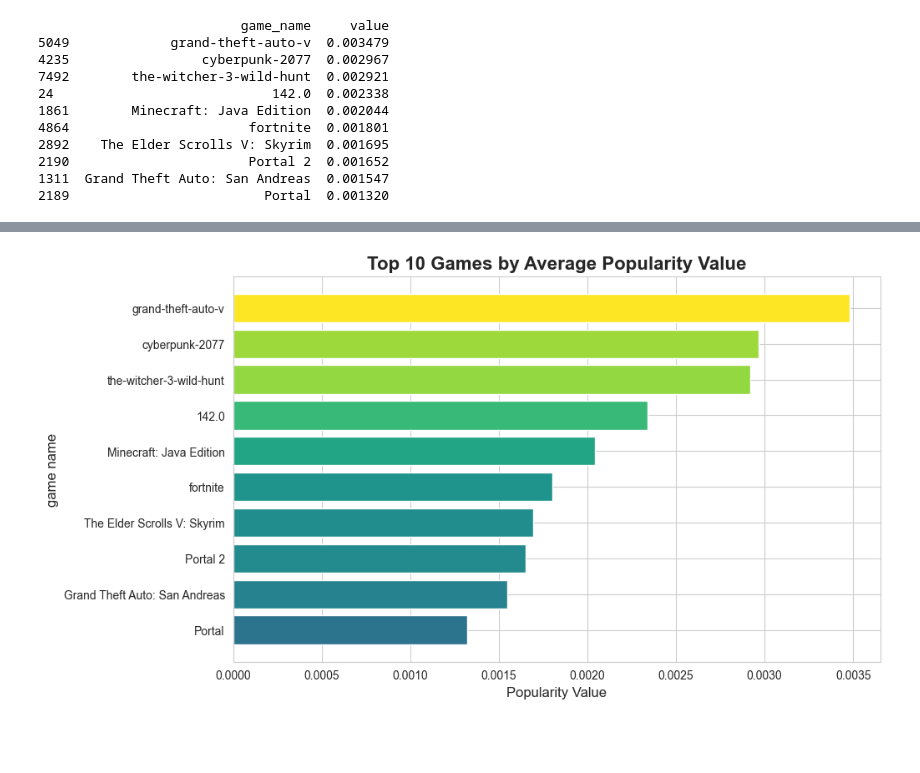
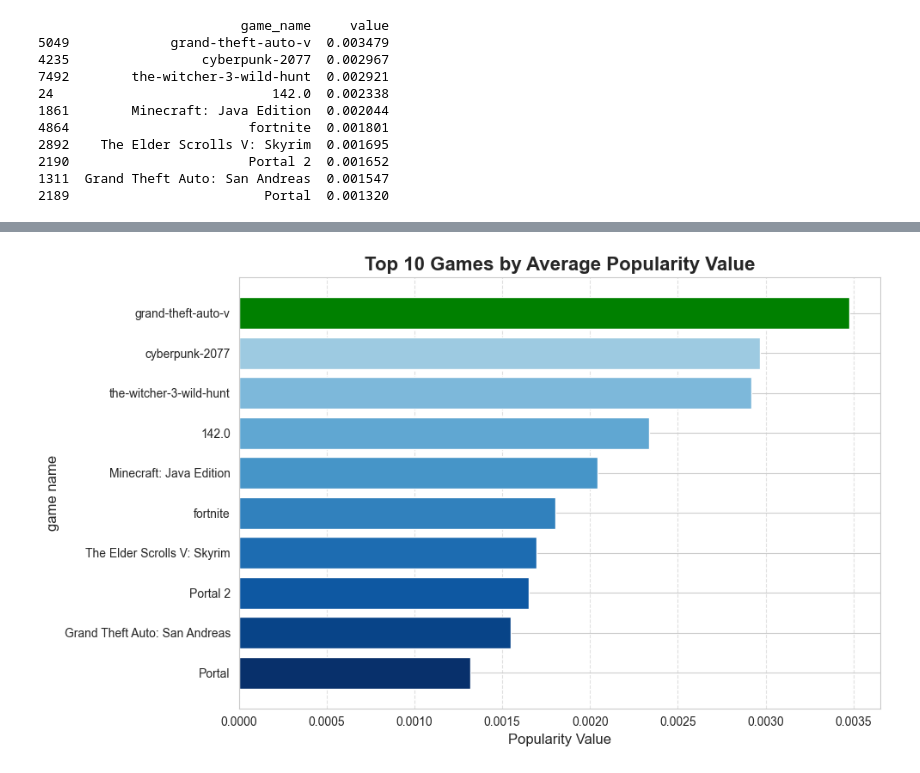
Before and after one commit to wprocise/Video-Game-Project, a Jupyter notebook: Game_Popularity.ipynb, the cells around one changed output, grey strips where cells are left out. Saved outputs shown, nothing was run; the diff lists cells and outputs as text; code cells hidden in the pictures; blank space fills up the shorter version.

Commit message:
FInalized idea 1

```diff
--- a/Game_Popularity.ipynb
+++ b/Game_Popularity.ipynb
@@ -197,17 +200,28 @@ plt.show()
 # %%
+# Final Result: Top 10 games by Average Popularity Value
+    # 1) Grand-Theft-Auto-V
+    # 2) Cyberpunk-2077
+    # 3) The-Witcher-3-Wild-Hunt
+
+
 # Importing seaborn, adding white grid
 # What are the most popular games by popularity value?
 import matplotlib.pyplot as plt
 import seaborn as sns
+import numpy as np
 sns.set_style("whitegrid")
 
+
 plt.figure(figsize=(10,6))
-colors = plt.cm.viridis(top_games_df["value"] / top_games_df["value"].max())
+colors = plt.cm.Blues(np.linspace(0.3, 1, len(top_games_df)))
+colors[0] = [0.0, 0.5, 0.0, 1.0]  # dark green RGBA for top bar
 plt.barh(top_games_df["game_name"], top_games_df["value"], color=colors)
 plt.gca().invert_yaxis()
 plt.title("Top 10 Games by Average Popularity Value", fontsize=16, fontweight="bold")
 plt.xlabel("Popularity Value", fontsize=12)
 plt.ylabel("game name", fontsize=12)
+plt.grid(axis="x", linestyle="--", alpha=0.6)
+plt.tight_layout()
 plt.show()
 # %% [output]
-[figure, old version]
+[figure, new version]
```
Also changed, not shown: parts of 5 cells of this notebook.
